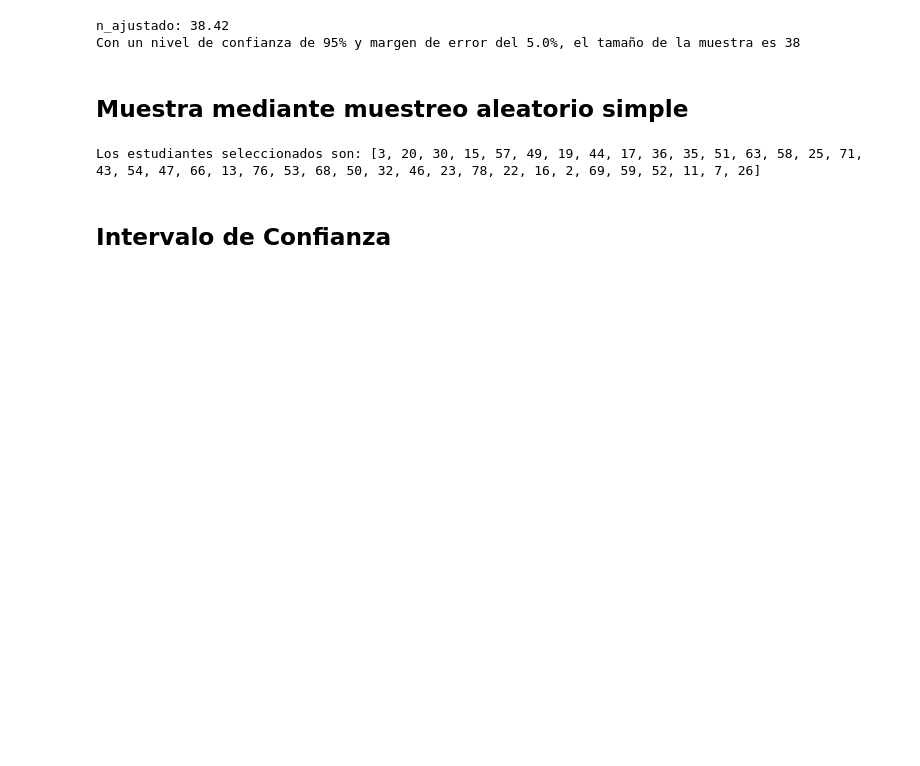
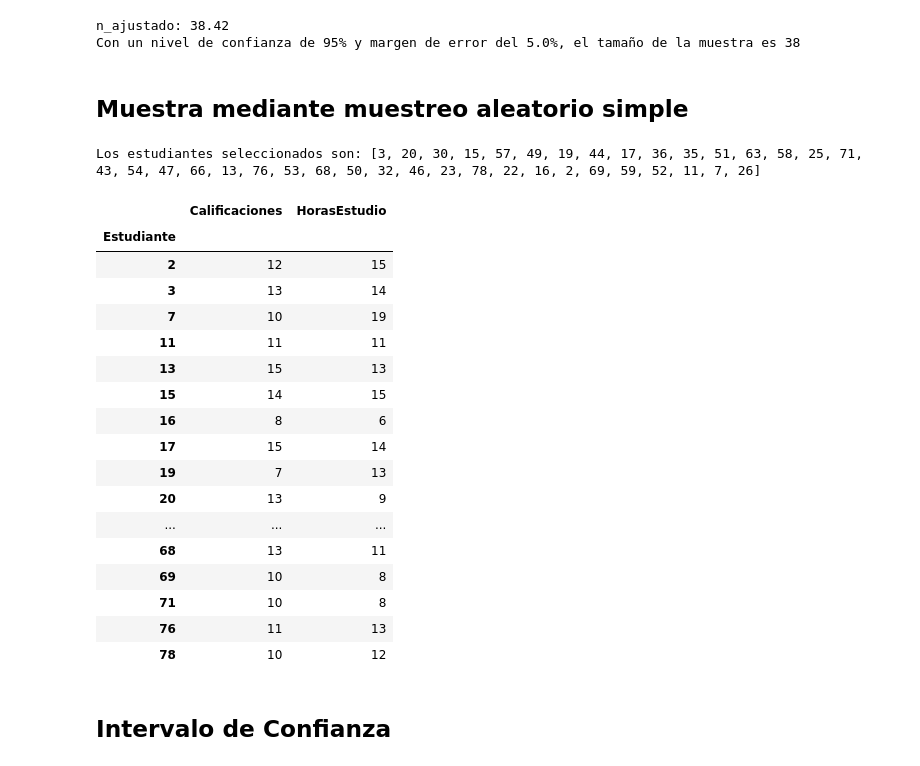
Before and after one commit to JosephChomboM/IBM, a Jupyter notebook: Inferential Stats/Usil/inferencia_variables.ipynb, the cells around one changed output. Cells and saved outputs as stored; diff of their text form; code cells hidden in the pictures; blank space fills up the shorter version.

```diff
--- a/Inferential Stats/Usil/inferencia_variables.ipynb
+++ b/Inferential Stats/Usil/inferencia_variables.ipynb
@@ -65,5 +65,27 @@ muestra = random.sample(poblacion, tamano_muestra)
 print("Los estudiantes seleccionados son:", muestra)
 # %% [output]
 Los estudiantes seleccionados son: [3, 20, 30, 15, 57, 49, 19, 44, 17, 36, 35, 51, 63, 58, 25, 71, 43, 54, 47, 66, 13, 76, 53, 68, 50, 32, 46, 23, 78, 22, 16, 2, 69, 59, 52, 11, 7, 26]
+# %%
+df_muestra = df.loc[df.index.intersection(muestra)]
+df_muestra
+# %% [output]
+|  | Calificaciones | HorasEstudio |
+| Estudiante |  |  |
+| 2 | 12 | 15 |
+| 3 | 13 | 14 |
+| 7 | 10 | 19 |
+| 11 | 11 | 11 |
+| 13 | 15 | 13 |
+| 15 | 14 | 15 |
+| 16 | 8 | 6 |
+| 17 | 15 | 14 |
+| 19 | 7 | 13 |
+| 20 | 13 | 9 |
+| ... | ... | ... |
+| 68 | 13 | 11 |
+| 69 | 10 | 8 |
+| 71 | 10 | 8 |
+| 76 | 11 | 13 |
+| 78 | 10 | 12 |
 # %% [markdown]
 ## **Intervalo de Confianza**
```
Also changed, not shown: parts of 5 cells of this notebook.
